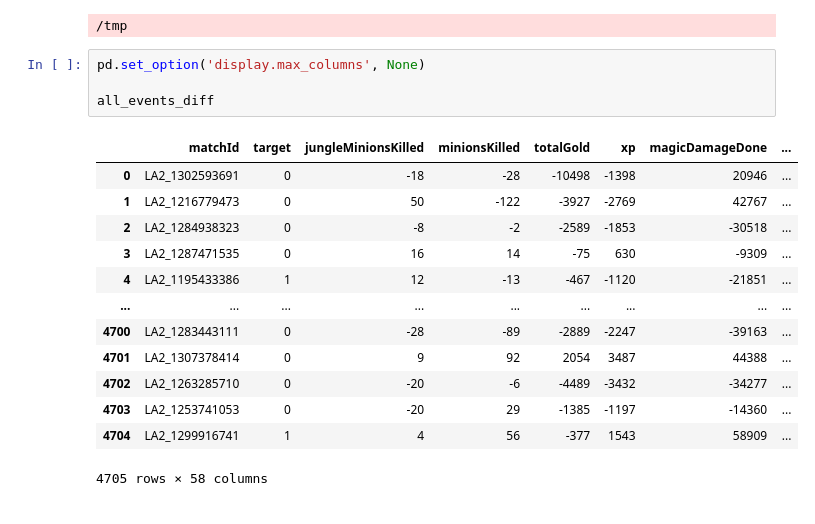
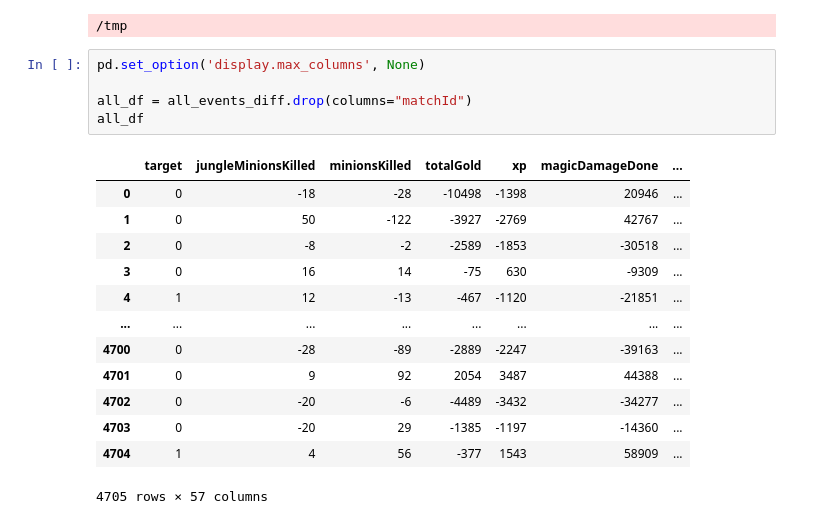
Before and after one commit to nicolas-muzzio/Spirit_of_the_LoL, a Jupyter notebook: timeline..ipynb, the cells around one changed output. Drawn from its saved outputs; the diff is of its cells as text.

```diff
--- a/timeline..ipynb
+++ b/timeline..ipynb
@@ -187,18 +193,19 @@ all_events_diff["target"] = all_events["target"].iloc[::2].reset_index(drop=True
 # %%
 pd.set_option('display.max_columns', None)
 
-all_events_diff
+all_df = all_events_diff.drop(columns="matchId")
+all_df
 # %% [output]
-|  | matchId | target | jungleMinionsKilled | minionsKilled | totalGold | xp | magicDamageDone | ... |
-| 0 | LA2_1302593691 | 0 | -18 | -28 | -10498 | -1398 | 20946 | ... |
-| 1 | LA2_1216779473 | 0 | 50 | -122 | -3927 | -2769 | 42767 | ... |
-| 2 | LA2_1284938323 | 0 | -8 | -2 | -2589 | -1853 | -30518 | ... |
-| 3 | LA2_1287471535 | 0 | 16 | 14 | -75 | 630 | -9309 | ... |
-| 4 | LA2_1195433386 | 1 | 12 | -13 | -467 | -1120 | -21851 | ... |
-| ... | ... | ... | ... | ... | ... | ... | ... | ... |
-| 4700 | LA2_1283443111 | 0 | -28 | -89 | -2889 | -2247 | -39163 | ... |
-| 4701 | LA2_1307378414 | 0 | 9 | 92 | 2054 | 3487 | 44388 | ... |
-| 4702 | LA2_1263285710 | 0 | -20 | -6 | -4489 | -3432 | -34277 | ... |
-| 4703 | LA2_1253741053 | 0 | -20 | 29 | -1385 | -1197 | -14360 | ... |
-| 4704 | LA2_1299916741 | 1 | 4 | 56 | -377 | 1543 | 58909 | ... |
+|  | target | jungleMinionsKilled | minionsKilled | totalGold | xp | magicDamageDone | ... |
+| 0 | 0 | -18 | -28 | -10498 | -1398 | 20946 | ... |
+| 1 | 0 | 50 | -122 | -3927 | -2769 | 42767 | ... |
+| 2 | 0 | -8 | -2 | -2589 | -1853 | -30518 | ... |
+| 3 | 0 | 16 | 14 | -75 | 630 | -9309 | ... |
+| 4 | 1 | 12 | -13 | -467 | -1120 | -21851 | ... |
+| ... | ... | ... | ... | ... | ... | ... | ... |
+| 4700 | 0 | -28 | -89 | -2889 | -2247 | -39163 | ... |
+| 4701 | 0 | 9 | 92 | 2054 | 3487 | 44388 | ... |
+| 4702 | 0 | -20 | -6 | -4489 | -3432 | -34277 | ... |
+| 4703 | 0 | -20 | 29 | -1385 | -1197 | -14360 | ... |
+| 4704 | 1 | 4 | 56 | -377 | 1543 | 58909 | ... |
-4705 rows × 58 columns
+4705 rows × 57 columns
```
Also changed, not shown: parts of 7 cells of this notebook.
